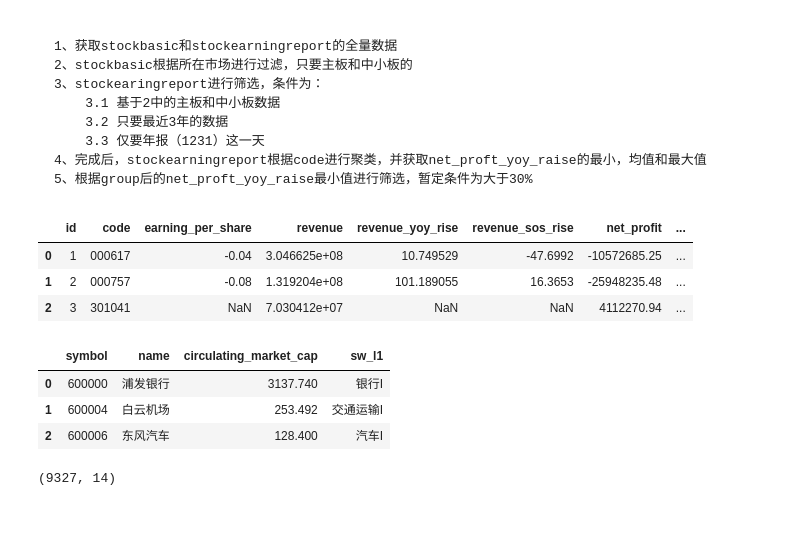
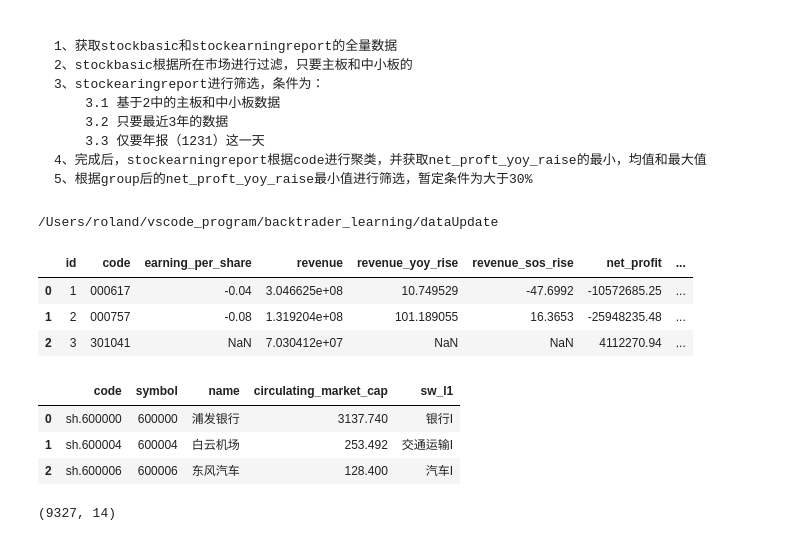
Before and after one commit to WuZifan/backtrader_learning, a Jupyter notebook: pyNoteBook/03_stock_selection.ipynb, the cells around one changed output. Saved outputs shown, nothing was run; the diff lists cells and outputs as text; code cells hidden in the pictures.

```diff
--- a/stock_selection.ipynb
+++ b/pyNoteBook/03_stock_selection.ipynb
@@ -8,6 +8,16 @@
         3.3 仅要年报（1231）这一天
     4、完成后，stockearningreport根据code进行聚类，并获取net_proft_yoy_raise的最小，均值和最大值
     5、根据group后的net_proft_yoy_raise最小值进行筛选，暂定条件为大于30%
+# %%
+import os
+import sys
+
+mod_path = os.path.abspath('./../dataUpdate/')
+print(mod_path)
+sys.path.append('/Users/roland/vscode_program/backtrader_learning')
+sys.path.insert(0,'/Users/roland/vscode_program/backtrader_learning/dataUpdate')
+# %% [output]
+/Users/roland/vscode_program/backtrader_learning/dataUpdate
 # %%
 from sqlalchemy.orm import Session
 from dataUpdate import engine
@@ -27,14 +37,14 @@ res_df.head(3)
 | 2 | 3 | 301041 | NaN | 7.030412e+07 | NaN | NaN | 4112270.94 | ... |
 # %%
 # 2、获取主板+中小板数据
-sql2 = sess.query(StockBasic.symbol,StockBasic.name,StockBasic.circulating_market_cap,StockBasic.sw_l1).filter(StockBasic.market.in_(['主板','中小板']))
+sql2 = sess.query(StockBasic.code,StockBasic.symbol,StockBasic.name,StockBasic.circulating_market_cap,StockBasic.sw_l1).filter(StockBasic.market.in_(['主板','中小板']))
 res_df2 = pd.read_sql(sql2.statement,sql2.session.bind)
 res_df2.head(3)
 # %% [output]
-|  | symbol | name | circulating_market_cap | sw_l1 |
-| 0 | 600000 | 浦发银行 | 3137.740 | 银行I |
-| 1 | 600004 | 白云机场 | 253.492 | 交通运输I |
-| 2 | 600006 | 东风汽车 | 128.400 | 汽车I |
+|  | code | symbol | name | circulating_market_cap | sw_l1 |
+| 0 | sh.600000 | 600000 | 浦发银行 | 3137.740 | 银行I |
+| 1 | sh.600004 | 600004 | 白云机场 | 253.492 | 交通运输I |
+| 2 | sh.600006 | 600006 | 东风汽车 | 128.400 | 汽车I |
 # %%
 # 3、仅获取主板和中小板的，3年年份的年报数据
 annul_report = res_df[(res_df['year'].isin([2018,2019,2020])) & (res_df['date']=='1231') & (res_df['code'].isin(res_df2['symbol']))]
```
Also changed, not shown: parts of 3 cells of this notebook, 23 other files.
